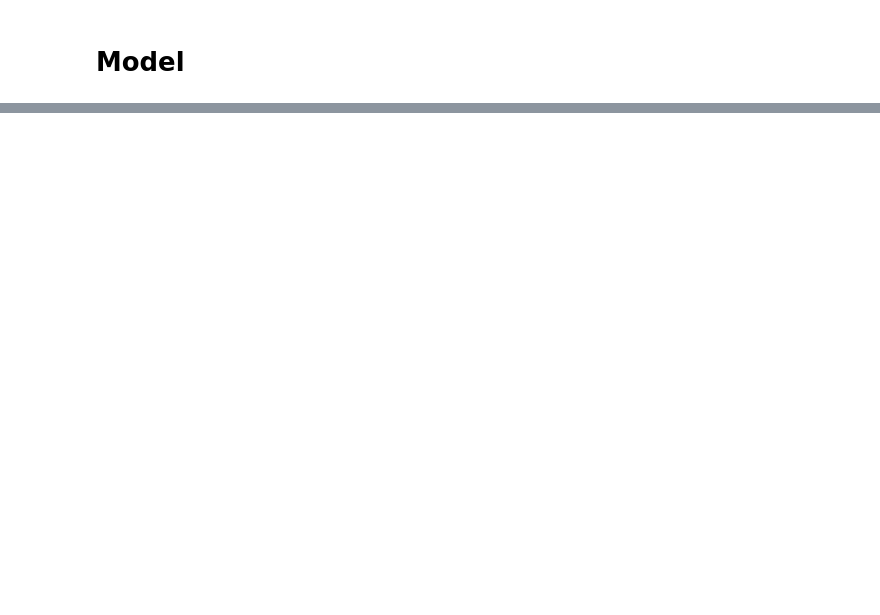
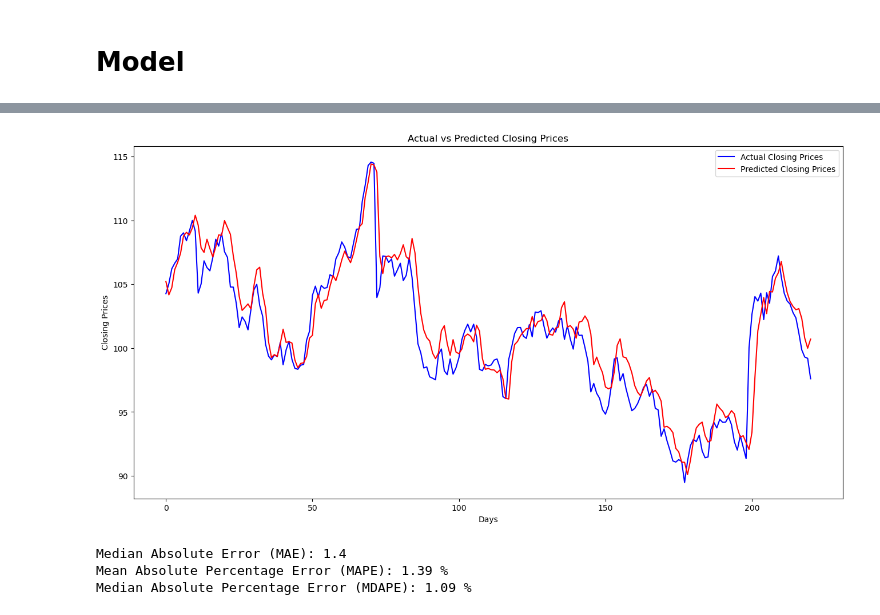
Before and after one commit to srcontreras/PIC16B---Project, a Jupyter notebook: Stock_Price_Model.ipynb, the cells around one changed output, grey strips where cells are left out. Saved outputs shown, nothing was run; the diff lists cells and outputs as text; code cells hidden in the pictures; blank space fills up the shorter version.

```diff
--- a/Stock_Price_Model.ipynb
+++ b/Stock_Price_Model.ipynb
@@ -215,0 +258,28 @@ plt.show()
+# %%
+# Evaluate Model Performance
+
+y_predicted_close = model.predict(x_test) # predict closing prices
+y_predicted_close = scaler_target.inverse_transform(y_predicted_close) # unscale predictions
+y_true_close = scaler_target.inverse_transform(y_test.reshape(-1, 1))
+
+plt.figure(figsize=(16, 8))
+plt.plot(y_true_close, label='Actual Closing Prices', color='blue')
+plt.plot(y_predicted_close, label='Predicted Closing Prices', color='red')
+plt.title('Actual vs Predicted Closing Prices')
+plt.xlabel('Days')
+plt.ylabel('Closing Prices')
+plt.legend()
+plt.show()
+
+# Mean Absolute Error (MAE)
+MAE = mean_absolute_error(y_true_close, y_predicted_close)
+print(f'Median Absolute Error (MAE): {np.round(MAE, 2)}')
+
+# Mean Absolute Percentage Error (MAPE)
+MAPE = np.mean((np.abs(np.subtract(y_true_close, y_predicted_close)/ y_true_close))) * 100
+print(f'Mean Absolute Percentage Error (MAPE): {np.round(MAPE, 2)} %')
+
+# Median Absolute Percentage Error (MDAPE)
+MDAPE = np.median((np.abs(np.subtract(y_true_close, y_predicted_close)/ y_true_close)) ) * 100
+print(f'Median Absolute Percentage Error (MDAPE): {np.round(MDAPE, 2)} %')
+# %% [output]
@@ -216,3 +287,7 @@ plt.show()
+[figure, added]
+Median Absolute Error (MAE): 1.4
+Mean Absolute Percentage Error (MAPE): 1.39 %
+Median Absolute Percentage Error (MDAPE): 1.09 %
 # %%
 # Evaluate Model Performance
 
```
Also changed, not shown: parts of 20 cells of this notebook, 1 other file.
